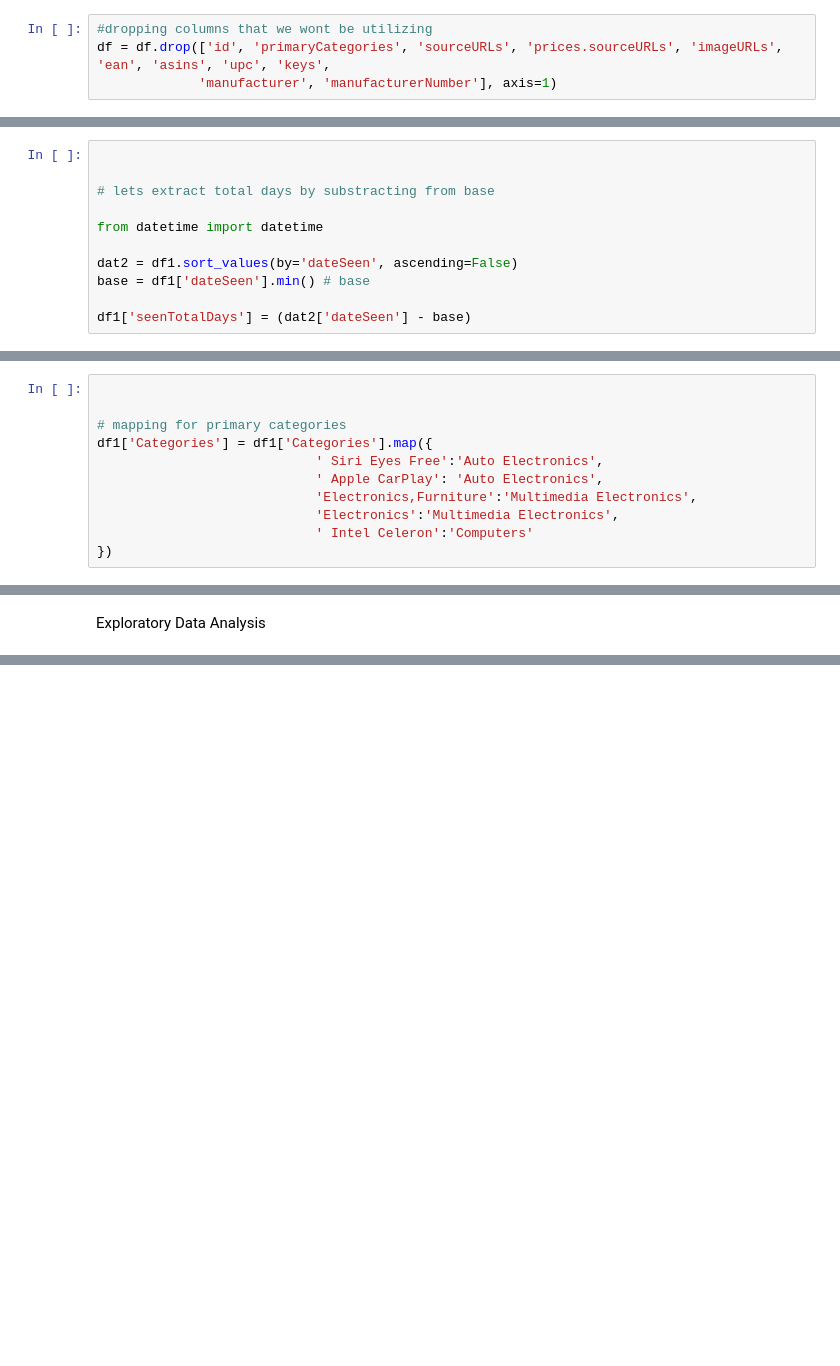
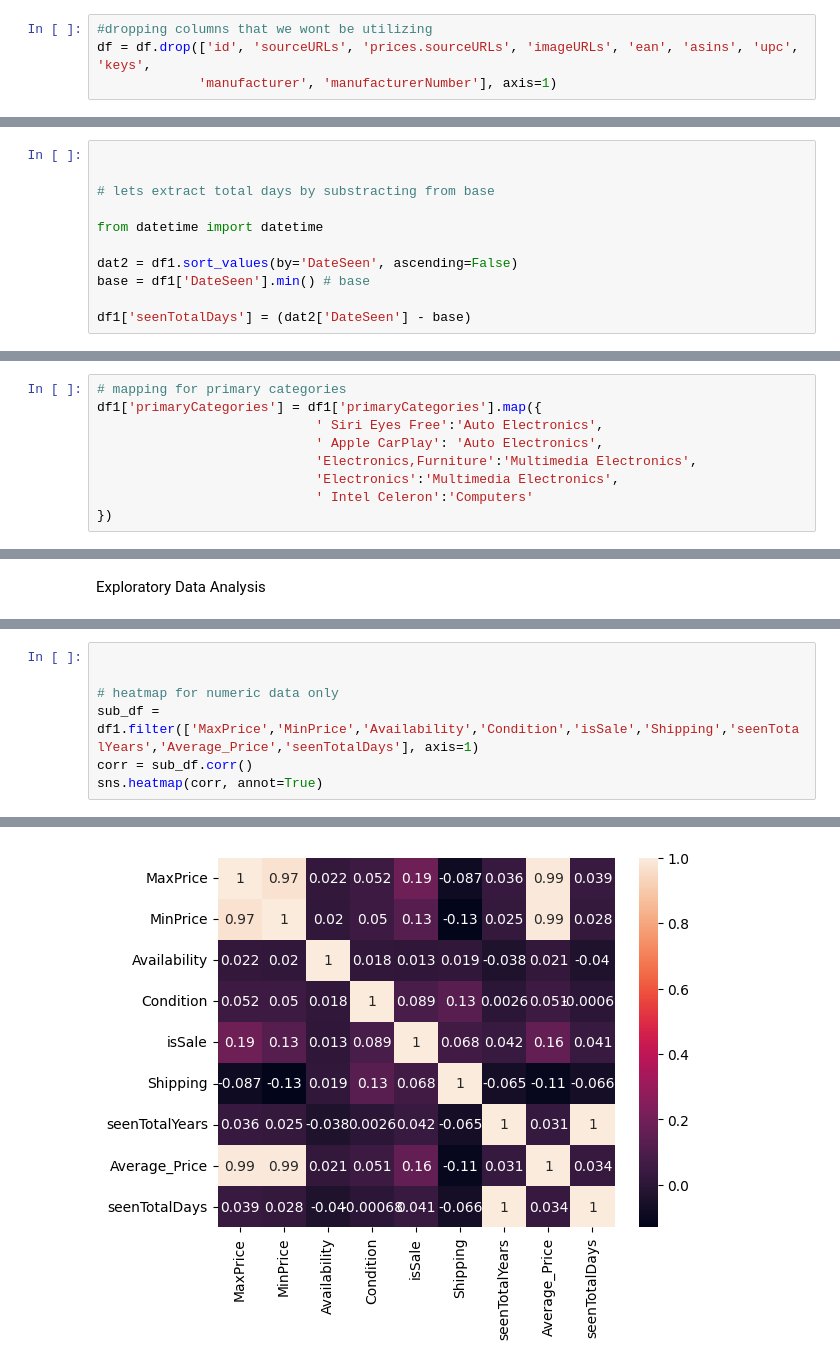
Before and after one commit to MboyaDan/product_analysis, a Jupyter notebook: elec_productpricing_analysis.ipynb, the cells around one changed output, grey strips where cells are left out. Drawn from its saved outputs; the diff is of its cells as text; blank space fills up the shorter version.

```diff
--- a/elec_productpricing_analysis.ipynb
+++ b/elec_productpricing_analysis.ipynb
@@ -53,7 +53,7 @@ df.head()
 5 rows × 26 columns
 # %%
 #dropping columns that we wont be utilizing
-df = df.drop(['id', 'primaryCategories', 'sourceURLs', 'prices.sourceURLs', 'imageURLs', 'ean', 'asins', 'upc', 'keys',
+df = df.drop(['id', 'sourceURLs', 'prices.sourceURLs', 'imageURLs', 'ean', 'asins', 'upc', 'keys',
              'manufacturer', 'manufacturerNumber'], axis=1)
 # %%
 #checking for columns with there respective numbers of empty raw values
@@ -222,10 +225,10 @@ df1 = df.copy()
 
 from datetime import datetime
 
-dat2 = df1.sort_values(by='dateSeen', ascending=False)
-base = df1['dateSeen'].min() # base
+dat2 = df1.sort_values(by='DateSeen', ascending=False)
+base = df1['DateSeen'].min() # base
 
-df1['seenTotalDays'] = (dat2['dateSeen'] - base)
+df1['seenTotalDays'] = (dat2['DateSeen'] - base)
 # %%
 # also extract total years in fraction
 
@@ -246,19 +249,17 @@ df1['seenTotalYears'] = df1['DateSeen'].apply(lambda x: relativedelta(x, base).y
 # %%
 # Also calculating average price using Max and Min price fields
 df1['Average_Price'] = (df1['MaxPrice'] + df1['MinPrice'])/2
-# %%
-
-
-# mapping for primary categories
-df1['Categories'] = df1['Categories'].map({
-                            ' Siri Eyes Free':'Auto Electronics',
-                            ' Apple CarPlay': 'Auto Electronics',
-                            'Electronics,Furniture':'Multimedia Electronics',
-                            'Electronics':'Multimedia Electronics',
-                            ' Intel Celeron':'Computers'
-})
 # %% [markdown]
 We are now done with our datapreprocessing this is our final result before we proceed to EDA
+# %%
+# mapping for primary categories
+df1['primaryCategories'] = df1['primaryCategories'].map({
+                            ' Siri Eyes Free':'Auto Electronics',
+                            ' Apple CarPlay': 'Auto Electronics',
+                            'Electronics,Furniture':'Multimedia Electronics',
+                            'Electronics':'Multimedia Electronics',
+                            ' Intel Celeron':'Computers'
+})
 # %%
 df1.head(2)
 # %% [output]
@@ -290,0 +294,8 @@ Exploratory Data Analysis
+# %%
+
+
+# heatmap for numeric data only
+sub_df = df1.filter(['MaxPrice','MinPrice','Availability','Condition','isSale','Shipping','seenTotalYears','Average_Price','seenTotalDays'], axis=1)
+corr = sub_df.corr()
+sns.heatmap(corr, annot=True)
+# %% [output]
@@ -290,0 +303 @@ Exploratory Data Analysis
+[figure, added]
```
Also changed, not shown: parts of 12 cells of this notebook.
